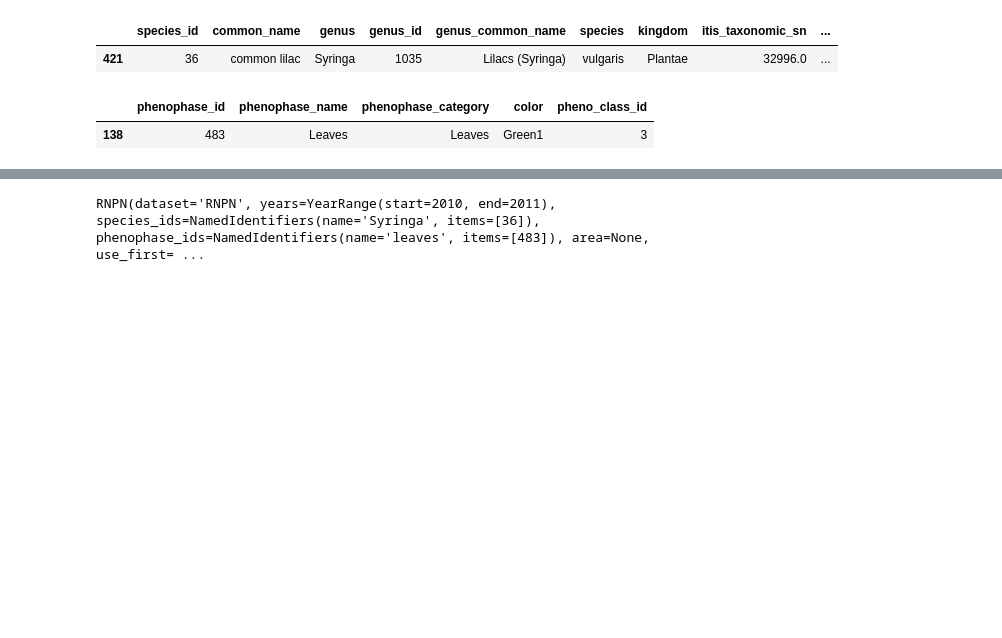
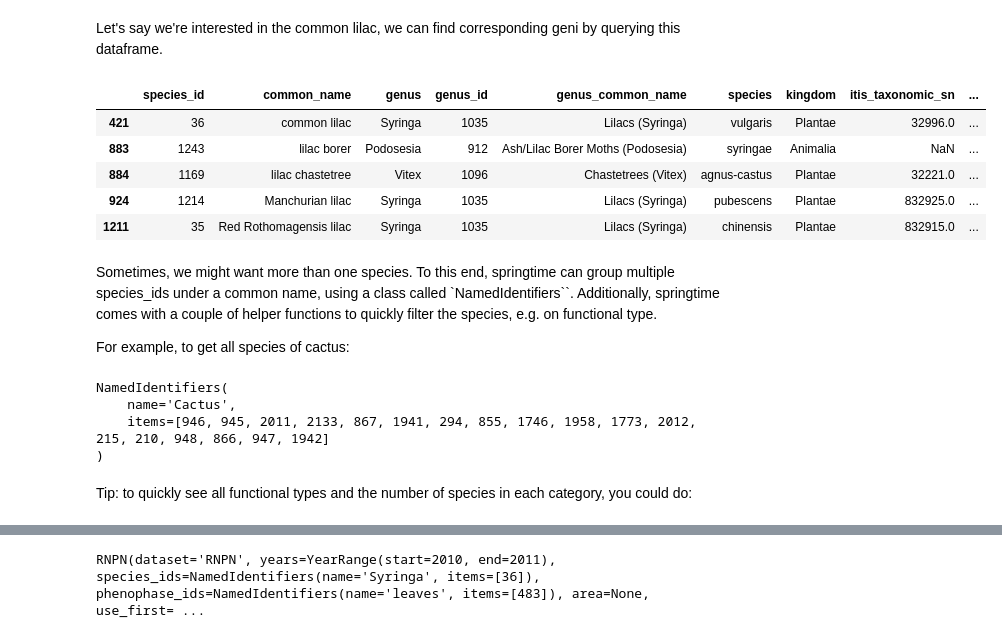
Before and after one commit to phenology/springtime, a Jupyter notebook: docs/user_guide/datasets/npn.ipynb, the cells around one changed output, grey strips where cells are left out. Drawn from its saved outputs; the diff is of its cells as text; code cells hidden in the pictures; blank space fills up the shorter version.

```diff
--- a/docs/user_guide/datasets/npn.ipynb
+++ b/docs/user_guide/datasets/npn.ipynb
@@ -52,10 +43,28 @@ phenophases
-# %%
-species[species.species_id == 36]
-# %% [output]
-|  | species_id | common_name | genus | genus_id | genus_common_name | species | kingdom | itis_taxonomic_sn | ... |
-| 421 | 36 | common lilac | Syringa | 1035 | Lilacs (Syringa) | vulgaris | Plantae | 32996.0 | ... |
-# %%
-phenophases[phenophases.phenophase_id == 483]
-# %% [output]
-|  | phenophase_id | phenophase_name | phenophase_category | color | pheno_class_id |
-| 138 | 483 | Leaves | Leaves | Green1 | 3 |
+# %% [markdown]
+Let's say we're interested in the common lilac, we can find corresponding geni
+by querying this dataframe.
+# %%
+species.query('common_name.str.contains("lilac")')
+# %% [output]
+|  | species_id | common_name | genus | genus_id | genus_common_name | species | kingdom | itis_taxonomic_sn | ... |
+| 421 | 36 | common lilac | Syringa | 1035 | Lilacs (Syringa) | vulgaris | Plantae | 32996.0 | ... |
+| 883 | 1243 | lilac borer | Podosesia | 912 | Ash/Lilac Borer Moths (Podosesia) | syringae | Animalia | NaN | ... |
+| 884 | 1169 | lilac chastetree | Vitex | 1096 | Chastetrees (Vitex) | agnus-castus | Plantae | 32221.0 | ... |
+| 924 | 1214 | Manchurian lilac | Syringa | 1035 | Lilacs (Syringa) | pubescens | Plantae | 832925.0 | ... |
+| 1211 | 35 | Red Rothomagensis lilac | Syringa | 1035 | Lilacs (Syringa) | chinensis | Plantae | 832915.0 | ... |
+# %% [markdown]
+Sometimes, we might want more than one species. To this end, springtime can group multiple species_ids under a common name, using a class called `NamedIdentifiers``. Additionally, springtime comes with a couple of helper functions to quickly filter the species, e.g. on functional type.
+
+For example, to get all species of cactus:
+# %%
+from springtime.datasets.rnpn import npn_species_ids_by_functional_type
+
+cactus = npn_species_ids_by_functional_type("Cactus")
+print(cactus)
+# %% [output]
+NamedIdentifiers(
+    name='Cactus',
+    items=[946, 945, 2011, 2133, 867, 1941, 294, 855, 1746, 1958, 1773, 2012, 215, 210, 948, 866, 947, 1942]
+)
+# %% [markdown]
+Tip: to quickly see all functional types and the number of species in each category, you could do:
```
Also changed, not shown: parts of 13 cells of this notebook, 2 other files.
